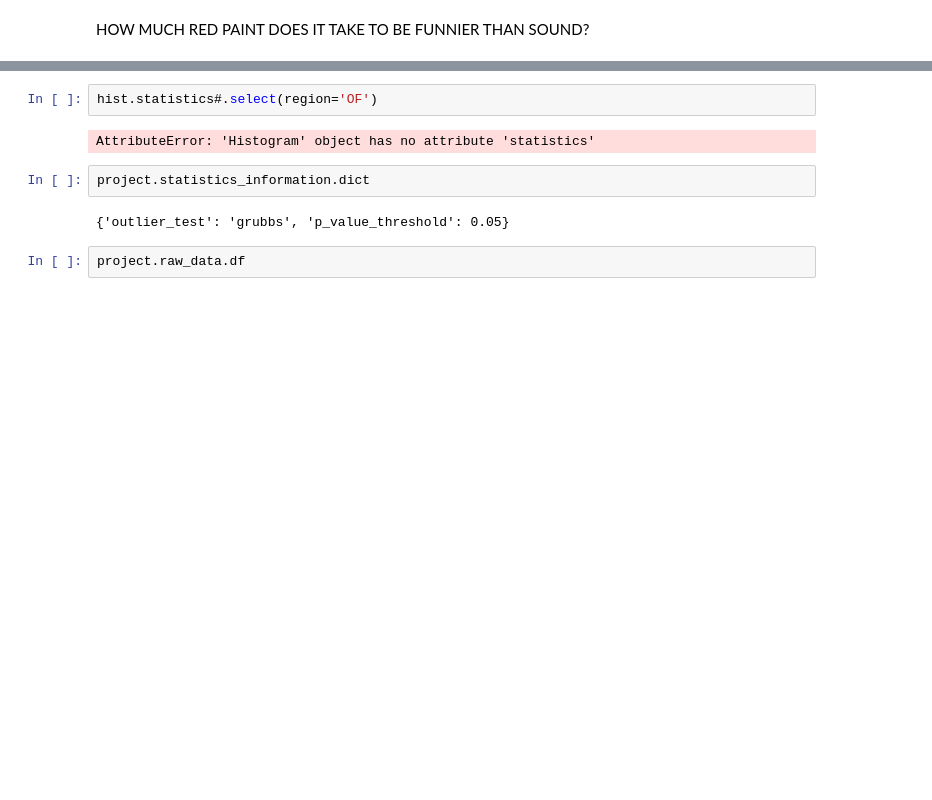
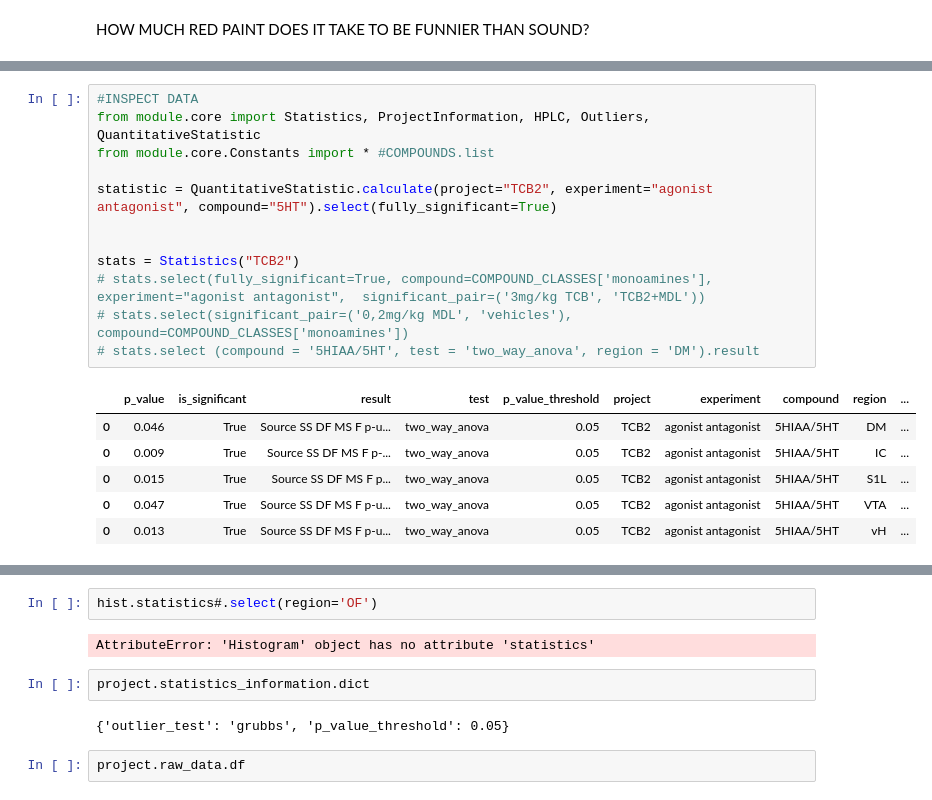
Before and after one commit to remicorne/phd, a Jupyter notebook: NEW_DASH.ipynb, the cells around one changed output, grey strips where cells are left out. Cells and saved outputs as stored; diff of their text form; blank space fills up the shorter version.

```diff
--- a/NEW_DASH.ipynb
+++ b/NEW_DASH.ipynb
@@ -3 +31,20 @@ HOW MUCH RED PAINT DOES IT TAKE TO BE FUNNIER THAN SOUND?
+# %%
+#INSPECT DATA
+from module.core import Statistics, ProjectInformation, HPLC, Outliers, QuantitativeStatistic
+from module.core.Constants import * #COMPOUNDS.list
+
+statistic = QuantitativeStatistic.calculate(project="TCB2", experiment="agonist antagonist", compound="5HT").select(fully_significant=True)
+
+
+stats = Statistics("TCB2")
+# stats.select(fully_significant=True, compound=COMPOUND_CLASSES['monoamines'], experiment="agonist antagonist",  significant_pair=('3mg/kg TCB', 'TCB2+MDL'))
+# stats.select(significant_pair=('0,2mg/kg MDL', 'vehicles'), compound=COMPOUND_CLASSES['monoamines'])
+# stats.select (compound = '5HIAA/5HT', test = 'two_way_anova', region = 'DM').result
+# %% [output]
+|  | p_value | is_significant | result | test | p_value_threshold | project | experiment | compound | region | ... |
+| 0 | 0.046 | True | Source SS DF MS F p-u... | two_way_anova | 0.05 | TCB2 | agonist antagonist | 5HIAA/5HT | DM | ... |
+| 0 | 0.009 | True | Source SS DF MS F p-... | two_way_anova | 0.05 | TCB2 | agonist antagonist | 5HIAA/5HT | IC | ... |
+| 0 | 0.015 | True | Source SS DF MS F p... | two_way_anova | 0.05 | TCB2 | agonist antagonist | 5HIAA/5HT | S1L | ... |
+| 0 | 0.047 | True | Source SS DF MS F p-u... | two_way_anova | 0.05 | TCB2 | agonist antagonist | 5HIAA/5HT | VTA | ... |
+| 0 | 0.013 | True | Source SS DF MS F p-u... | two_way_anova | 0.05 | TCB2 | agonist antagonist | 5HIAA/5HT | vH | ... |
 # %%
```
Also changed, not shown: parts of 7 cells of this notebook, 1 other file.
